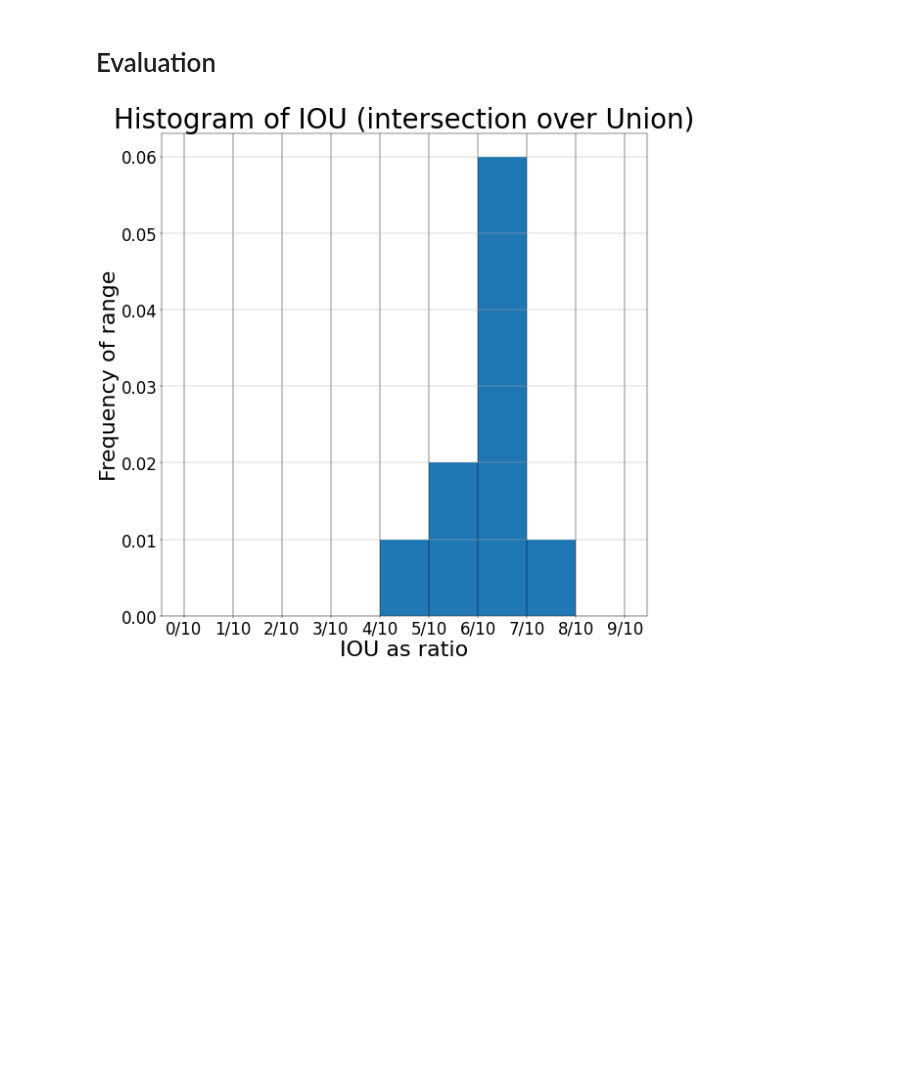
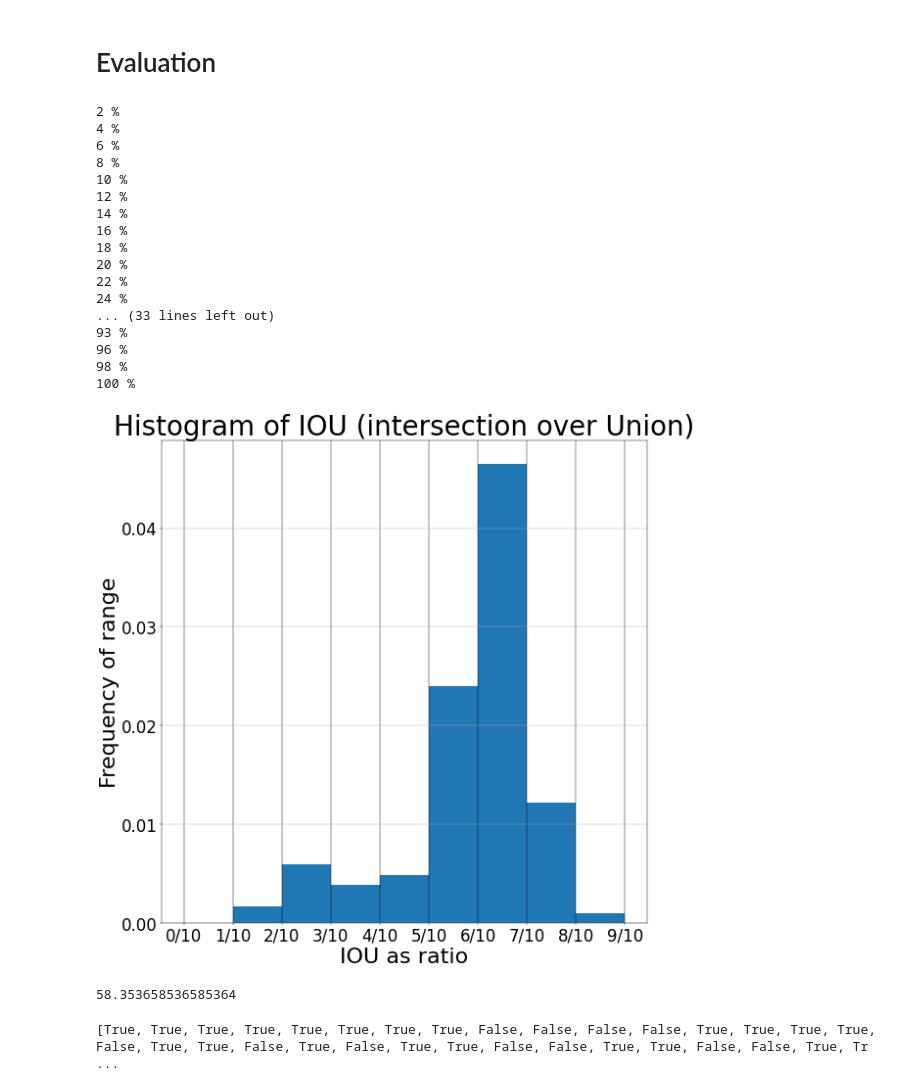
Before and after one commit to thejohnhoffer/to-spice-images, a Jupyter notebook: visualize.ipynb, the cells around one changed output. Drawn from its saved outputs; the diff is of its cells as text; code cells hidden in the pictures; blank space fills up the shorter version.

```diff
--- a/visualize.ipynb
+++ b/visualize.ipynb
@@ -32,7 +32,7 @@ sources = data["images"]
 # %%
 DELAY_READ = 0.001
 #NUM_READ = 10000
-NUM_READ = 100
+NUM_READ = 495
 
 images = []
 print('LOADING IMAGES...')
@@ -61,8 +74,8 @@ LOADING IMAGES...
 # %%
 import easyocr
 
-N_VIZ = 5
-DELAY_VIZ = 1.5
+N_VIZ = 495
+DELAY_VIZ = 0.5
 print('LOADING MODEL...')
 reader = easyocr.Reader(['en'])
 def result_to_box(result):
@@ -107,7 +120,7 @@ for (i, (src,img)) in enumerate(images):
         "text": result_text,
         "bounds": result_box,
     })
-    if len(images) % 10 == 0:
+    if len(real_values) % 10 == 0:
         print(round(100*len(real_values)/len(images)),'%')
     if (i >= N_VIZ):
         continue
@@ -158,38 +166,56 @@ N_EVAL = 5
 
 ious = []
 
+# Assume all same shape
+rea_canvas = np.zeros(real_values[0]["image"].shape[:2], dtype=np.float32)
+res_canvas = np.zeros(real_values[0]["image"].shape[:2], dtype=np.float32)
 for (rea, res) in zip(real_values, result_values):
-    rea_canvas = np.zeros(rea["image"].shape[:2], dtype=np.float32)
-    res_canvas = np.zeros(rea["image"].shape[:2], dtype=np.float32)
-#    time.sleep(DELAY_VIZ) # TODO
-#    setup_plt() # TODO
-#    clear_output(wait=True) # TODO
+    rea_canvas[:,:] = 0
+    res_canvas[:,:] = 0
     # Render the real bounds
     for box in rea["bounds"]:
         cv2.fillPoly(rea_canvas, pts =[np.array(box)], color =(1))
     # Render the result bounds
     for box in res["bounds"]:
         cv2.fillPoly(res_canvas, pts =[np.array(box)], color =(1))
 
     # Calculate the union
     union = np.logical_or(rea_canvas > 0, res_canvas > 0)
     intersection = np.logical_and(rea_canvas > 0, res_canvas > 0)
     iou = round(100 * (intersection.sum() / union.sum()))
-#    plt.imshow(intersection)
     ious.append(iou)
+    if len(ious) % 10 == 0:
+        print(round(100*len(ious)/len(real_values)),'%')
 
 setup_plt(True)
 bin_range = list(range(0,100,10))
 plt.gca().xaxis.grid(True, color='k')
 plt.gca().yaxis.grid(True)
 plt.hist(ious, bins = bin_range, density = True)
 plt.title(f'Histogram of IOU (intersection over Union)', fontsize = 50)
 plt.tick_params(axis='both', which='major', labelsize = 30)
 plt.xticks(bin_range, [f'{x//10}/10' for x in bin_range])
 
 plt.xticks(bin_range)
 plt.xlabel("IOU as ratio", fontsize=40)
 plt.ylabel("Frequency of range", fontsize=40)
 plt.show() # TODO
 # %% [output]
+2 %
+4 %
+6 %
+8 %
+10 %
+12 %
+14 %
+16 %
+18 %
+20 %
+22 %
+24 %
+... (33 lines left out)
+93 %
+96 %
+98 %
+100 %
-[figure, old version]
+[figure, new version]
@@ -195,0 +224,4 @@ plt.show() # TODO
+# %%
+print(MEAN_IOU)
+# %% [output]
+58.353658536585364
@@ -195,0 +230,4 @@ plt.show() # TODO
+# %%
+print(TEXT_EQUALITY)
+# %% [output]
+[True, True, True, True, True, True, True, True, False, False, False, False, True, True, True, True, False, True, True, False, True, False, True, True, False, False, True, True, False, False, True, Tr ...
```
Also changed, not shown: parts of 10 cells of this notebook, 2 other files.
